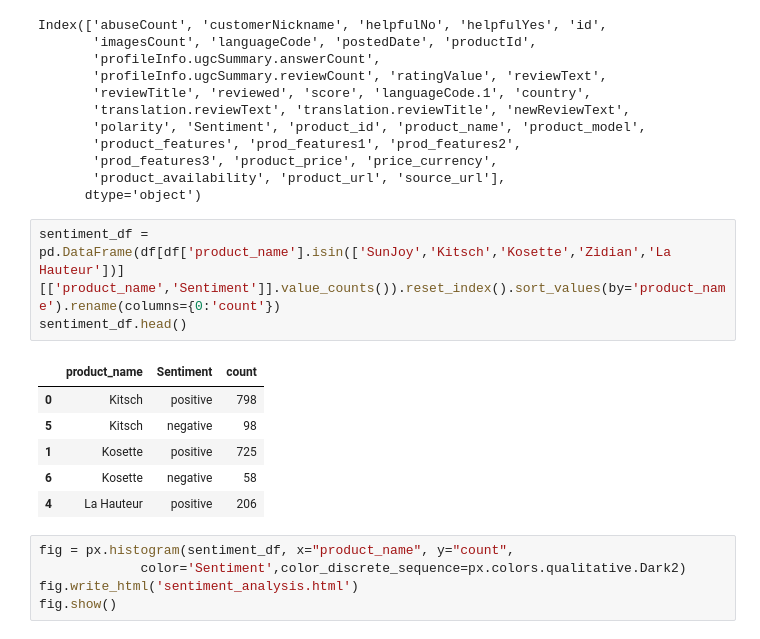
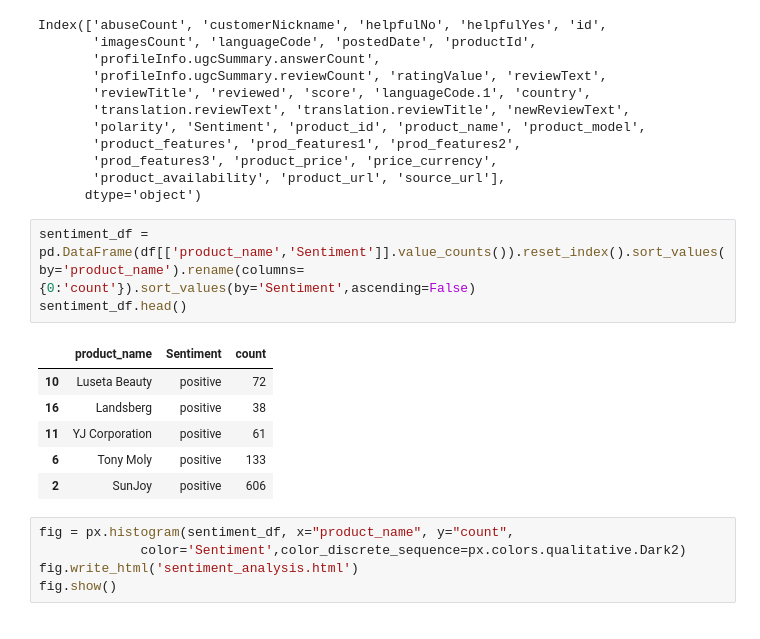
Before and after one commit to ShagunDwivedi/iHerbMasks, a Jupyter notebook: top5.ipynb, the cells around one changed output. Cells and saved outputs as stored; diff of their text form.

```diff
--- a/top5.ipynb
+++ b/top5.ipynb
@@ -82,15 +89,15 @@ Index(['abuseCount', 'customerNickname', 'helpfulNo', 'helpfulYes', 'id',
        'product_availability', 'product_url', 'source_url'],
       dtype='object')
 # %%
-sentiment_df = pd.DataFrame(df[df['product_name'].isin(['SunJoy','Kitsch','Kosette','Zidian','La Hauteur'])][['product_name','Sentiment']].value_counts()).reset_index().sort_values(by='product_name').rename(columns={0:'count'})
+sentiment_df = pd.DataFrame(df[['product_name','Sentiment']].value_counts()).reset_index().sort_values(by='product_name').rename(columns={0:'count'}).sort_values(by='Sentiment',ascending=False)
 sentiment_df.head()
 # %% [output]
 |  | product_name | Sentiment | count |
-| 0 | Kitsch | positive | 798 |
-| 5 | Kitsch | negative | 98 |
-| 1 | Kosette | positive | 725 |
-| 6 | Kosette | negative | 58 |
-| 4 | La Hauteur | positive | 206 |
+| 10 | Luseta Beauty | positive | 72 |
+| 16 | Landsberg | positive | 38 |
+| 11 | YJ Corporation | positive | 61 |
+| 6 | Tony Moly | positive | 133 |
+| 2 | SunJoy | positive | 606 |
 # %%
 fig = px.histogram(sentiment_df, x="product_name", y="count",
              color='Sentiment',color_discrete_sequence=px.colors.qualitative.Dark2)
```
Also changed, not shown: parts of 4 cells of this notebook, 6 other files.
